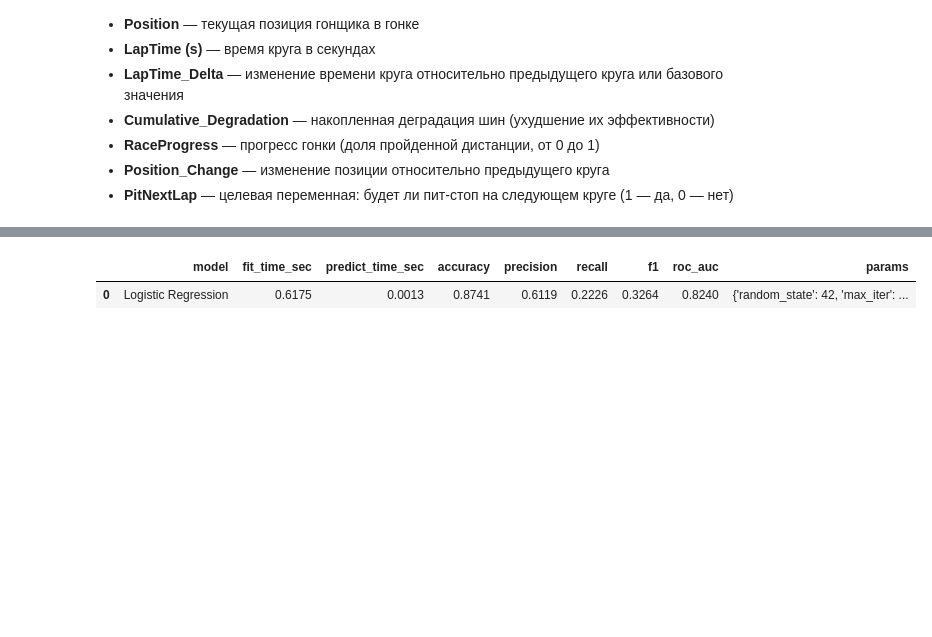
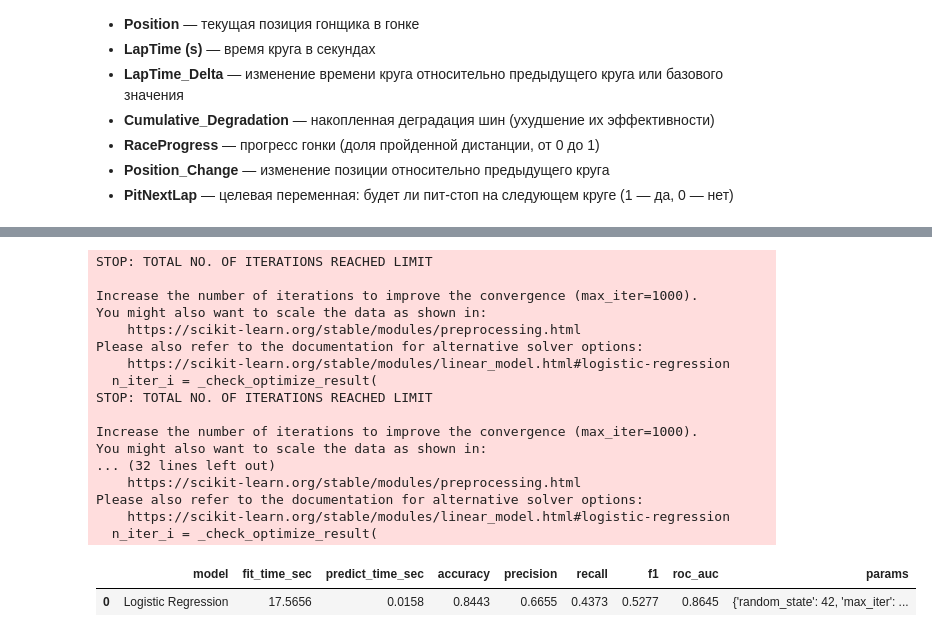
Before and after one commit to argeo05/kaggle-competitions, a Jupyter notebook: src/Predicting F1 Pit Stops/Predicting F1 Pit Stops.ipynb, the cells around one changed output, grey strips where cells are left out. Saved outputs shown, nothing was run; the diff lists cells and outputs as text; code cells hidden in the pictures; blank space fills up the shorter version.

```diff
--- a/src/Predicting F1 Pit Stops/Predicting F1 Pit Stops.ipynb
+++ b/src/Predicting F1 Pit Stops/Predicting F1 Pit Stops.ipynb
@@ -101,14 +338,36 @@ X_train.shape, X_val.shape, X_test.shape
 # %%
 models_hub.fit_predict(
     LogisticRegression,
-    X_train,
+    X_train_num,
     y_train,
     model_name="Logistic Regression",
-    params = {"random_state": RANSOM_SEED, "max_iter": 1000})
+    params={
+        "random_state": RANDOM_SEED,
+        "max_iter": 1000,
+        "l1_ratio": 0,
+    }
+)
 models_hub.leaderboard()
 # %% [output]
+STOP: TOTAL NO. OF ITERATIONS REACHED LIMIT
+
+Increase the number of iterations to improve the convergence (max_iter=1000).
+You might also want to scale the data as shown in:
+    https://scikit-learn.org/stable/modules/preprocessing.html
+Please also refer to the documentation for alternative solver options:
+    https://scikit-learn.org/stable/modules/linear_model.html#logistic-regression
+  n_iter_i = _check_optimize_result(
+STOP: TOTAL NO. OF ITERATIONS REACHED LIMIT
+
+Increase the number of iterations to improve the convergence (max_iter=1000).
+You might also want to scale the data as shown in:
+... (32 lines left out)
+    https://scikit-learn.org/stable/modules/preprocessing.html
+Please also refer to the documentation for alternative solver options:
+    https://scikit-learn.org/stable/modules/linear_model.html#logistic-regression
+  n_iter_i = _check_optimize_result(
 |  | model | fit_time_sec | predict_time_sec | accuracy | precision | recall | f1 | roc_auc | params |
-| 0 | Logistic Regression | 0.6175 | 0.0013 | 0.8741 | 0.6119 | 0.2226 | 0.3264 | 0.8240 | {'random_state': 42, 'max_iter': ... |
+| 0 | Logistic Regression | 17.5656 | 0.0158 | 0.8443 | 0.6655 | 0.4373 | 0.5277 | 0.8645 | {'random_state': 42, 'max_iter': ... |
 # %%
 def objective(trial):
     params = {
```
Also changed, not shown: parts of 12 cells of this notebook.
